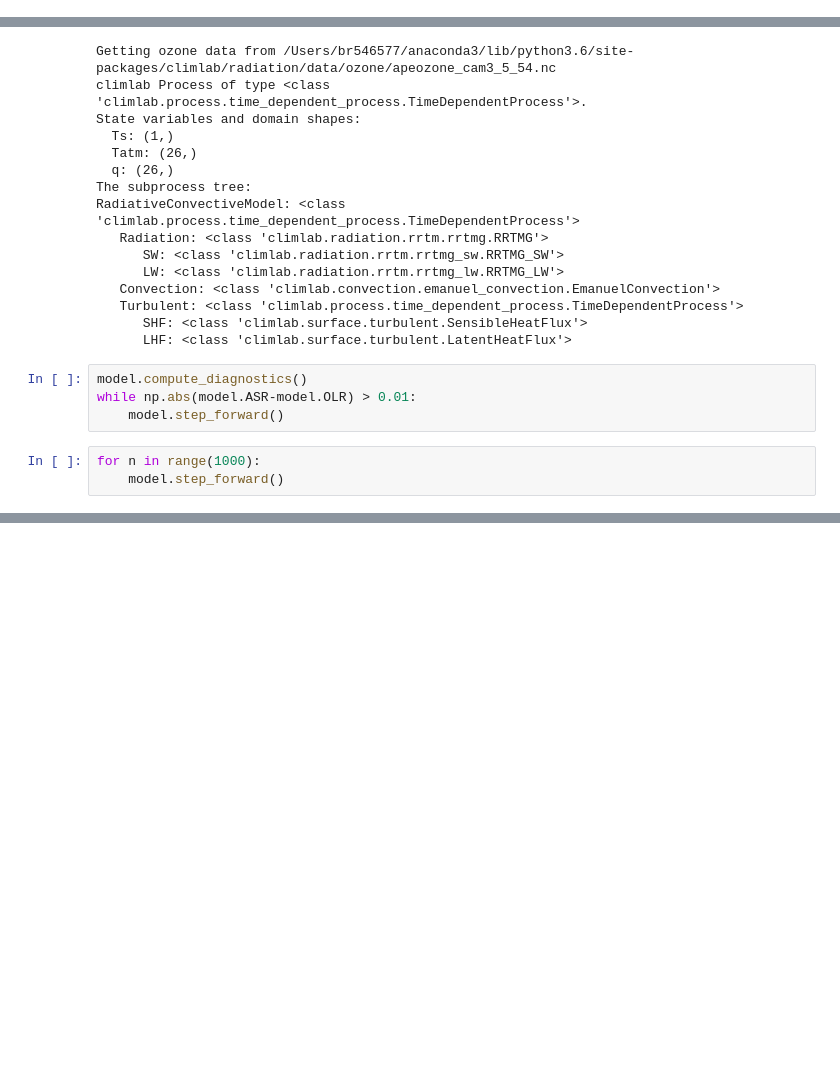
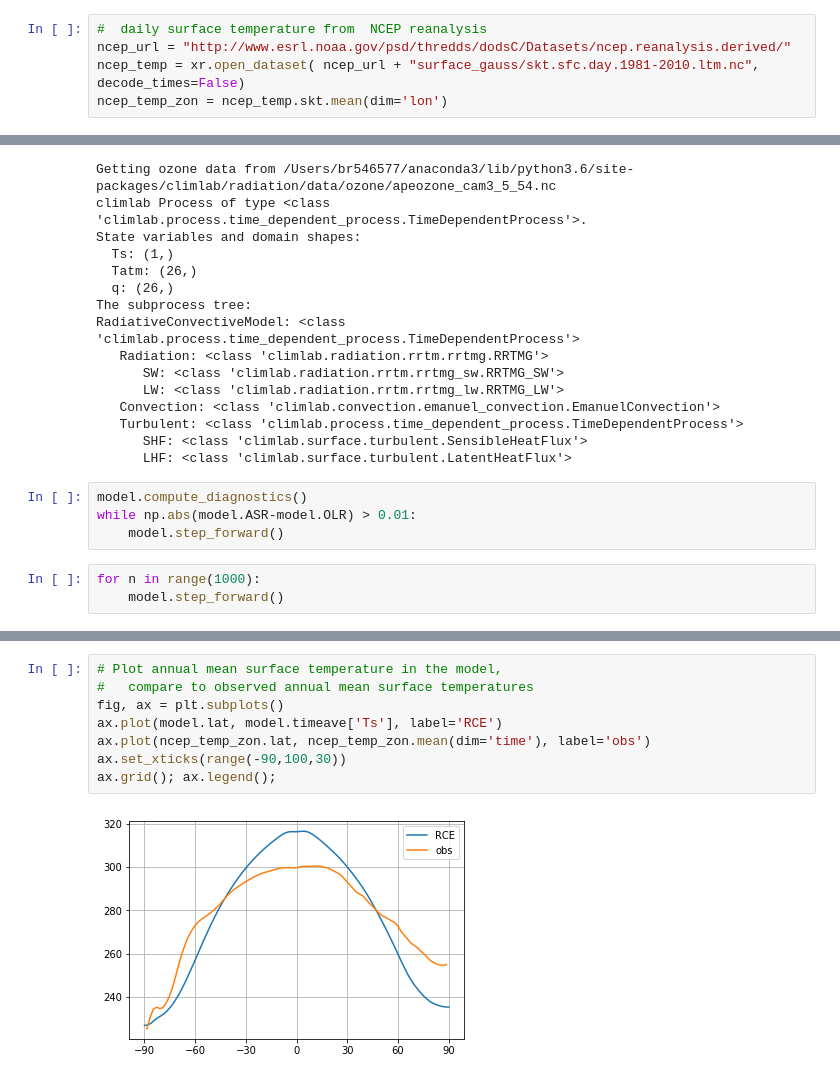
Before and after one commit to brian-rose/env-415, a Jupyter notebook: notes/VerticalProfiles.ipynb, the cells around one changed output, grey strips where cells are left out. Cells and saved outputs as stored; diff of their text form; blank space fills up the shorter version.

```diff
--- a/notes/VerticalProfiles.ipynb
+++ b/notes/VerticalProfiles.ipynb
@@ -23,4 +24,9 @@ Tglobal = (ncep_air.air * weight).mean(dim=('lat','lon','time'))
 shum_global = (ncep_shum.shum * weight).mean(dim=('lat','lon','time'))
+# %%
+#  daily surface temperature from  NCEP reanalysis
+ncep_url = "http://www.esrl.noaa.gov/psd/thredds/dodsC/Datasets/ncep.reanalysis.derived/"
+ncep_temp = xr.open_dataset( ncep_url + "surface_gauss/skt.sfc.day.1981-2010.ltm.nc", decode_times=False)
+ncep_temp_zon = ncep_temp.skt.mean(dim='lon')
 # %%
 datapath = "http://ramadda.atmos.albany.edu:8080/repository/opendap/latest/Top/Users/BrianRose/CESM_runs/"
 endstr = "/entry.das"
@@ -196,0 +274,10 @@ array([1], dtype=int32)
+# %%
+# Plot annual mean surface temperature in the model,
+#   compare to observed annual mean surface temperatures
+fig, ax = plt.subplots()
+ax.plot(model.lat, model.timeave['Ts'], label='RCE')
+ax.plot(ncep_temp_zon.lat, ncep_temp_zon.mean(dim='time'), label='obs')
+ax.set_xticks(range(-90,100,30))
+ax.grid(); ax.legend();
+# %% [output]
+[figure, added]
```
Also changed, not shown: parts of 18 cells of this notebook, 1 other file.
